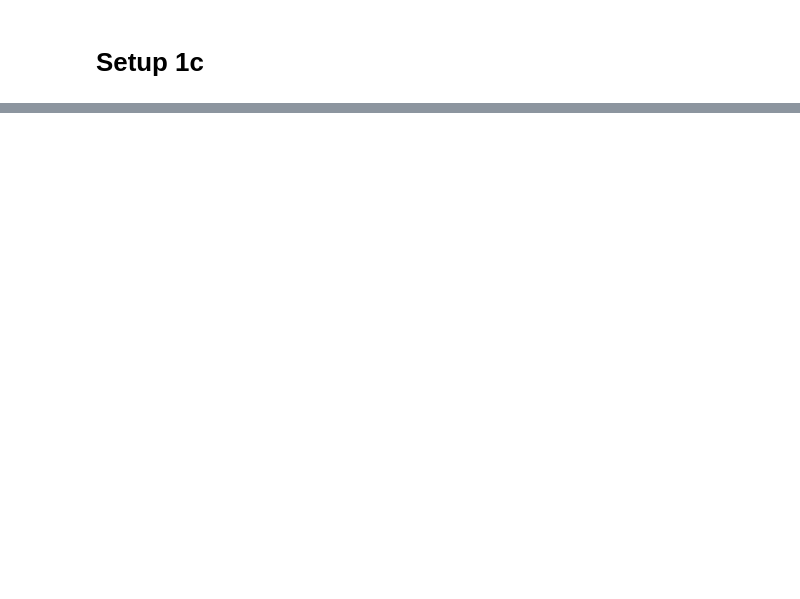
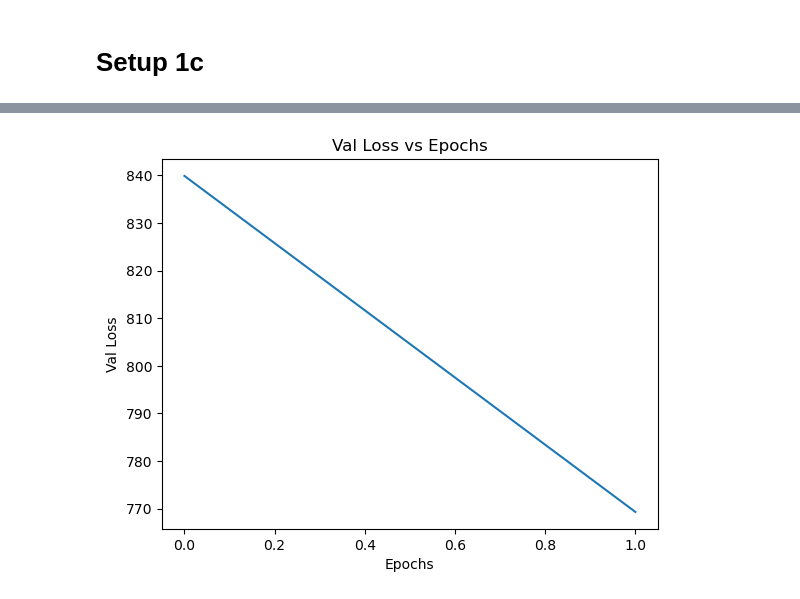
Before and after one commit to 169kaif/nlp_a3, a Jupyter notebook: q1/q1c.ipynb, the cells around one changed output, grey strips where cells are left out. Cells and saved outputs as stored; diff of their text form; code cells hidden in the pictures; blank space fills up the shorter version.

```diff
--- a/q1/q1c.ipynb
+++ b/q1/q1c.ipynb
@@ -151,0 +186,11 @@ for epoch in tqdm(range(num_epochs), desc="Epochs"):
+# %%
+#plot val loss against number of epochs
+
+val_losses = [float(loss) for loss in val_losses]
+plt.plot(val_losses)
+plt.xlabel('Epochs')
+plt.ylabel('Val Loss')
+plt.title('Val Loss vs Epochs')
+plt.show()
+# %% [output]
+[figure, added]
```
Also changed, not shown: parts of 19 cells of this notebook, 11 other files.
